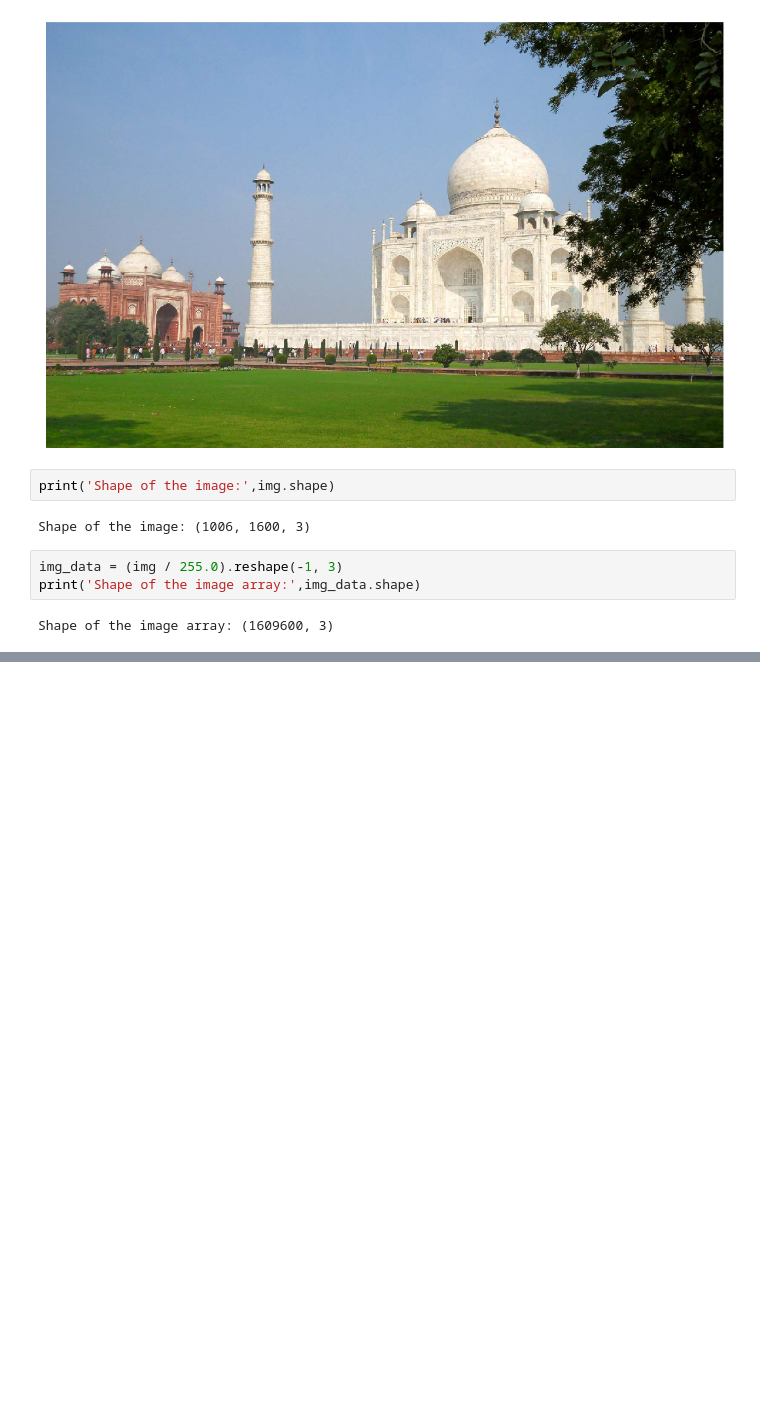
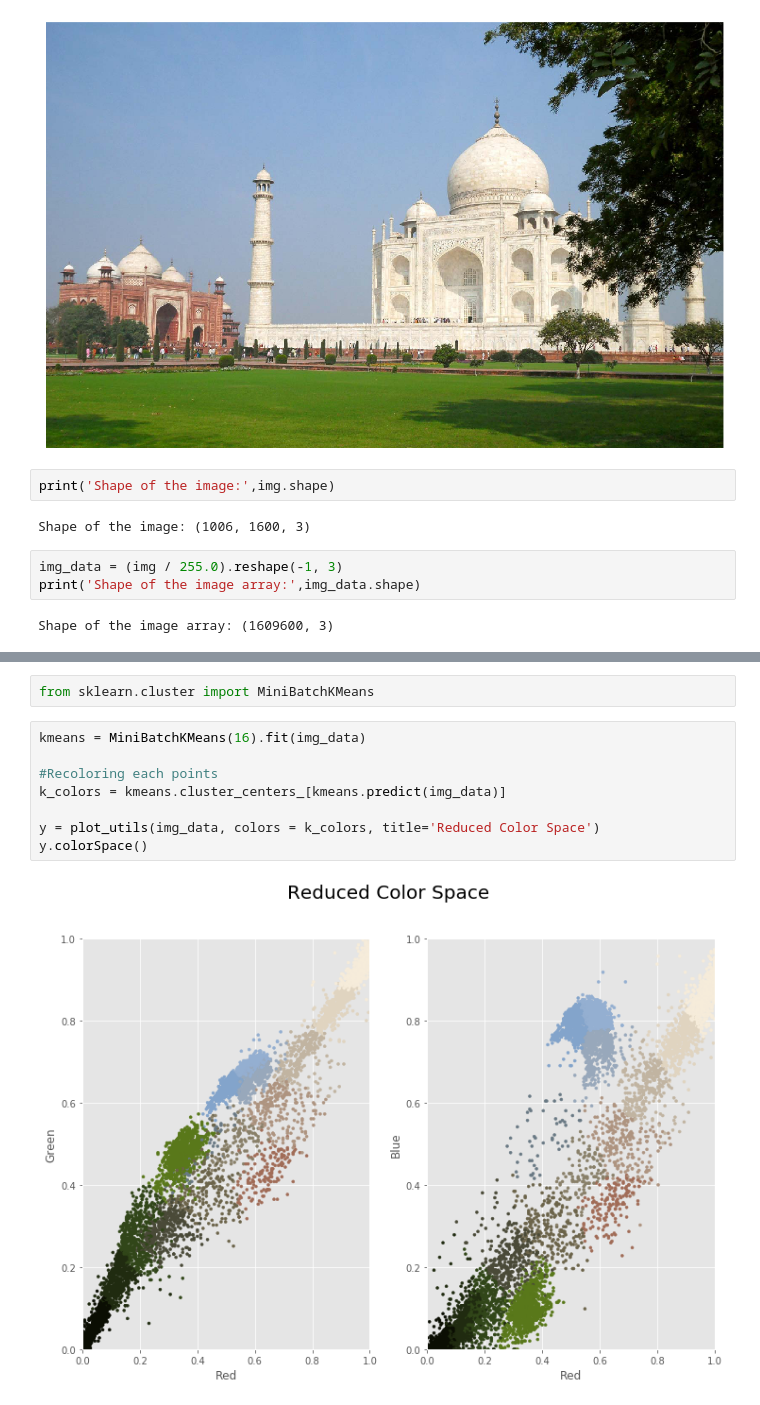
Before and after one commit to aryabhatta22/Image-Compression, a Jupyter notebook: Image Compression.ipynb, the cells around one changed output, grey strips where cells are left out. Drawn from its saved outputs; the diff is of its cells as text; blank space fills up the shorter version.

```diff
--- a/Image Compression.ipynb
+++ b/Image Compression.ipynb
@@ -40,0 +52,12 @@ Shape of the image array: (1609600, 3)
+# %%
+from sklearn.cluster import MiniBatchKMeans
+# %%
+kmeans = MiniBatchKMeans(16).fit(img_data)
+
+#Recoloring each points
+k_colors = kmeans.cluster_centers_[kmeans.predict(img_data)]
+
+y = plot_utils(img_data, colors = k_colors, title='Reduced Color Space')
+y.colorSpace()
+# %% [output]
+[figure, added]
```
Also changed, not shown: parts of 5 cells of this notebook.
